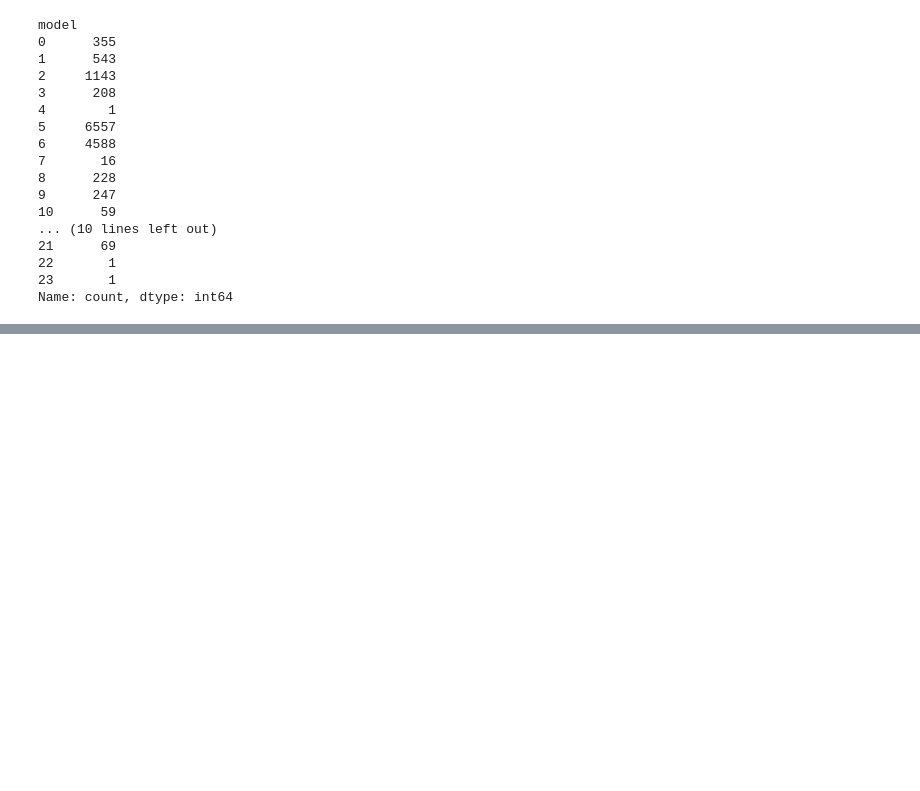
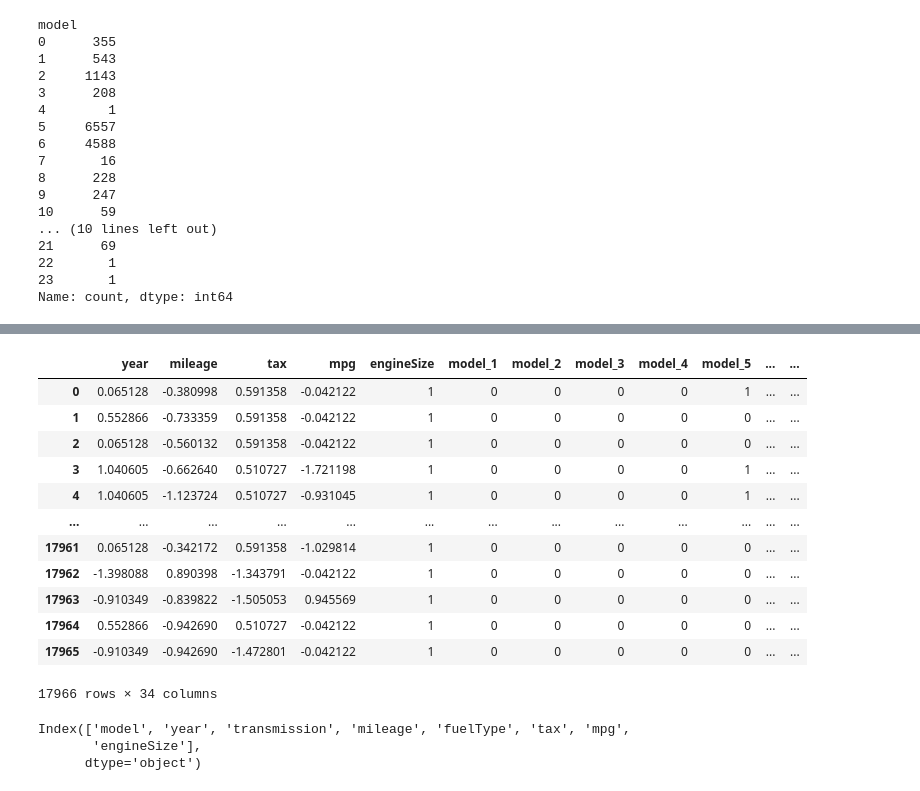
Before and after one commit to Sathvara-Amitkumar/Machine-Learning, a Jupyter notebook: Machine Learning P-1/ford_cars.ipynb, the cells around one changed output, grey strips where cells are left out. Saved outputs shown, nothing was run; the diff lists cells and outputs as text; code cells hidden in the pictures; blank space fills up the shorter version.

```diff
--- a/Machine Learning P-1/ford_cars.ipynb
+++ b/Machine Learning P-1/ford_cars.ipynb
@@ -226,4 +226,4 @@ dtypes: float64(2), int64(4), object(3)
 memory usage: 1.2+ MB
 # %%
 x_one_encode = pd.get_dummies(x, columns=['model', 'transmission', 'fuelType'], drop_first=True)
-x_one_encode.astype('int')
+x_one_encode = x_one_encode.astype('int')
@@ -275,0 +279,31 @@ Name: count, dtype: int64
+# %%
+# Applying Standard Scaler on OneHotEncoder
+
+from sklearn.preprocessing import StandardScaler
+
+scale = StandardScaler()
+numeric_col = ['year','mileage','tax','mpg']
+
+x_one_encode[numeric_col] = scale.fit_transform(x_one_encode[numeric_col])
+# %%
+x_one_encode
+# %% [output]
+|  | year | mileage | tax | mpg | engineSize | model_1 | model_2 | model_3 | model_4 | model_5 | ... | ... |
+| 0 | 0.065128 | -0.380998 | 0.591358 | -0.042122 | 1 | 0 | 0 | 0 | 0 | 1 | ... | ... |
+| 1 | 0.552866 | -0.733359 | 0.591358 | -0.042122 | 1 | 0 | 0 | 0 | 0 | 0 | ... | ... |
+| 2 | 0.065128 | -0.560132 | 0.591358 | -0.042122 | 1 | 0 | 0 | 0 | 0 | 0 | ... | ... |
+| 3 | 1.040605 | -0.662640 | 0.510727 | -1.721198 | 1 | 0 | 0 | 0 | 0 | 1 | ... | ... |
+| 4 | 1.040605 | -1.123724 | 0.510727 | -0.931045 | 1 | 0 | 0 | 0 | 0 | 1 | ... | ... |
+| ... | ... | ... | ... | ... | ... | ... | ... | ... | ... | ... | ... | ... |
+| 17961 | 0.065128 | -0.342172 | 0.591358 | -1.029814 | 1 | 0 | 0 | 0 | 0 | 0 | ... | ... |
+| 17962 | -1.398088 | 0.890398 | -1.343791 | -0.042122 | 1 | 0 | 0 | 0 | 0 | 0 | ... | ... |
+| 17963 | -0.910349 | -0.839822 | -1.505053 | 0.945569 | 1 | 0 | 0 | 0 | 0 | 0 | ... | ... |
+| 17964 | 0.552866 | -0.942690 | 0.510727 | -0.042122 | 1 | 0 | 0 | 0 | 0 | 0 | ... | ... |
+| 17965 | -0.910349 | -0.942690 | -1.472801 | -0.042122 | 1 | 0 | 0 | 0 | 0 | 0 | ... | ... |
+17966 rows × 34 columns
+# %%
+x_label_encode.columns
+# %% [output]
+Index(['model', 'year', 'transmission', 'mileage', 'fuelType', 'tax', 'mpg',
+       'engineSize'],
+      dtype='object')
```
Also changed, not shown: parts of 22 cells of this notebook.
